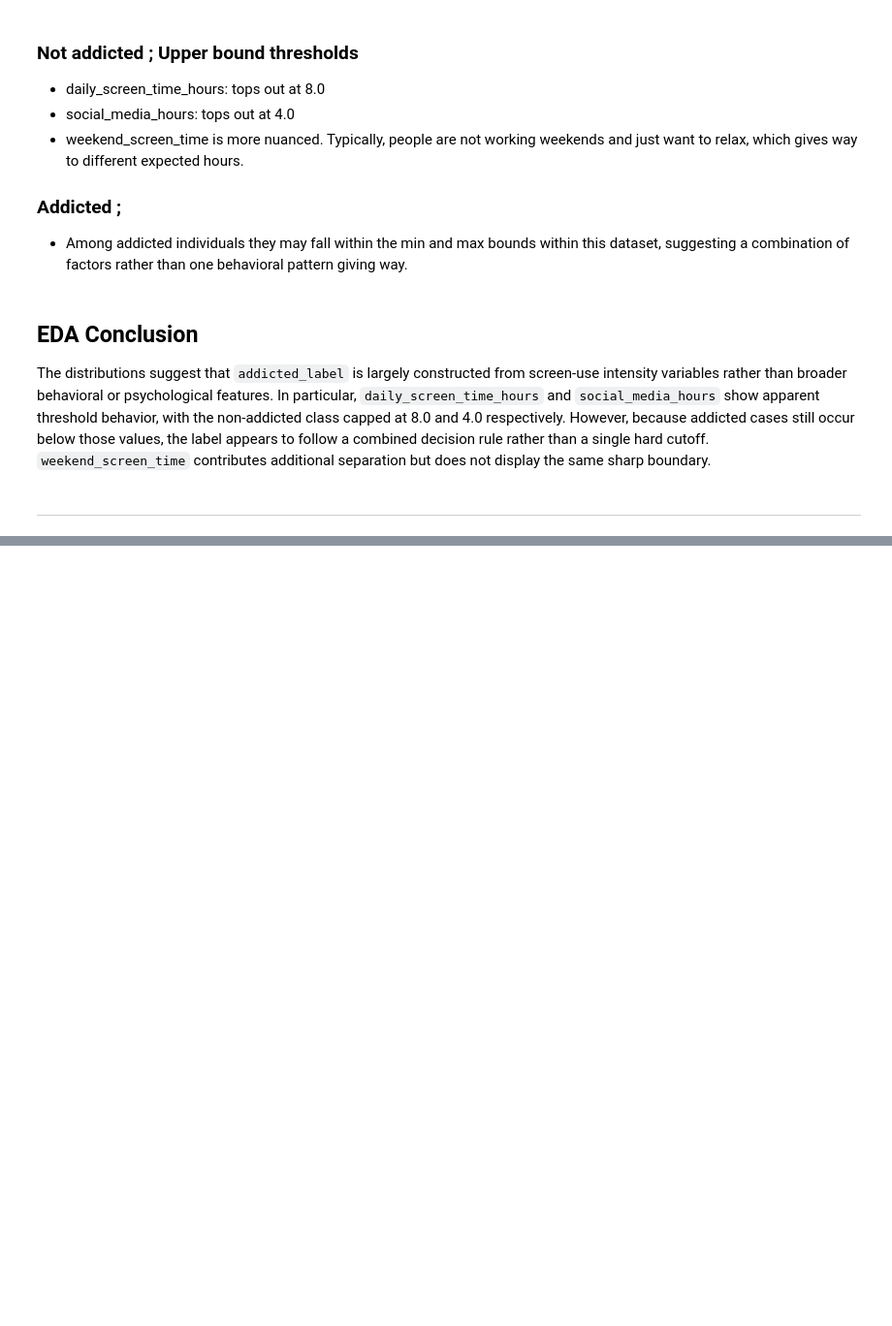
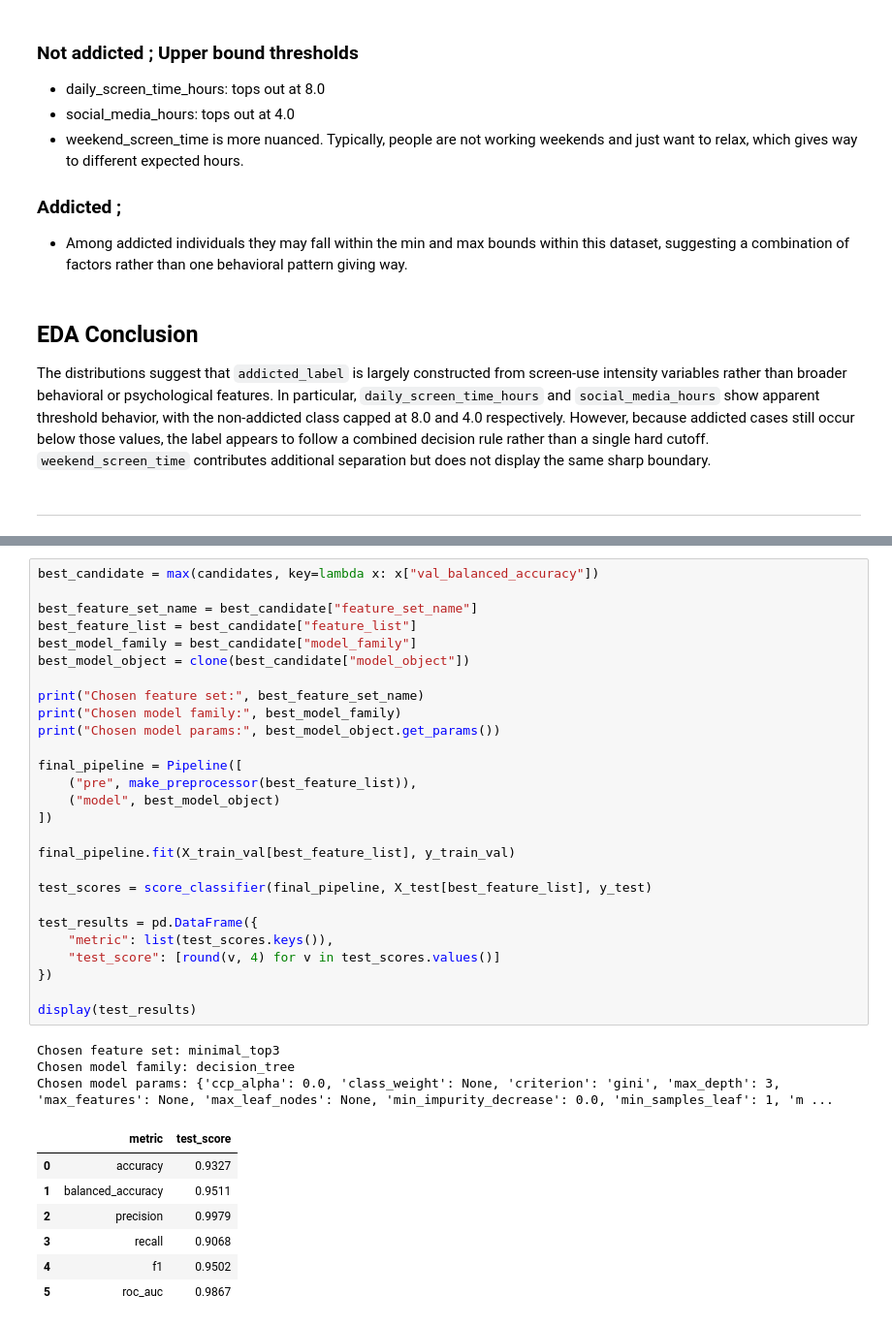
Before and after one commit to Lqvy/Social-Media-Use-Disorder-Prediction-Model, a Jupyter notebook: addiction_prediction.ipynb, the cells around one changed output, grey strips where cells are left out. Shown at 97% size. Drawn from its saved outputs; the diff is of its cells as text; blank space fills up the shorter version.

```diff
--- a/addiction_prediction.ipynb
+++ b/addiction_prediction.ipynb
@@ -342,0 +556,38 @@ The distributions suggest that `addicted_label` is largely constructed from scre
+# %%
+best_candidate = max(candidates, key=lambda x: x["val_balanced_accuracy"])
+
+best_feature_set_name = best_candidate["feature_set_name"]
+best_feature_list = best_candidate["feature_list"]
+best_model_family = best_candidate["model_family"]
+best_model_object = clone(best_candidate["model_object"])
+
+print("Chosen feature set:", best_feature_set_name)
+print("Chosen model family:", best_model_family)
+print("Chosen model params:", best_model_object.get_params())
+
+final_pipeline = Pipeline([
+    ("pre", make_preprocessor(best_feature_list)),
+    ("model", best_model_object)
+])
+
+final_pipeline.fit(X_train_val[best_feature_list], y_train_val)
+
+test_scores = score_classifier(final_pipeline, X_test[best_feature_list], y_test)
+
+test_results = pd.DataFrame({
+    "metric": list(test_scores.keys()),
+    "test_score": [round(v, 4) for v in test_scores.values()]
+})
+
+display(test_results)
+# %% [output]
+Chosen feature set: minimal_top3
+Chosen model family: decision_tree
+Chosen model params: {'ccp_alpha': 0.0, 'class_weight': None, 'criterion': 'gini', 'max_depth': 3, 'max_features': None, 'max_leaf_nodes': None, 'min_impurity_decrease': 0.0, 'min_samples_leaf': 1, 'm ...
+|  | metric | test_score |
+| 0 | accuracy | 0.9327 |
+| 1 | balanced_accuracy | 0.9511 |
+| 2 | precision | 0.9979 |
+| 3 | recall | 0.9068 |
+| 4 | f1 | 0.9502 |
+| 5 | roc_auc | 0.9867 |
```
Also changed, not shown: parts of 10 cells of this notebook.
